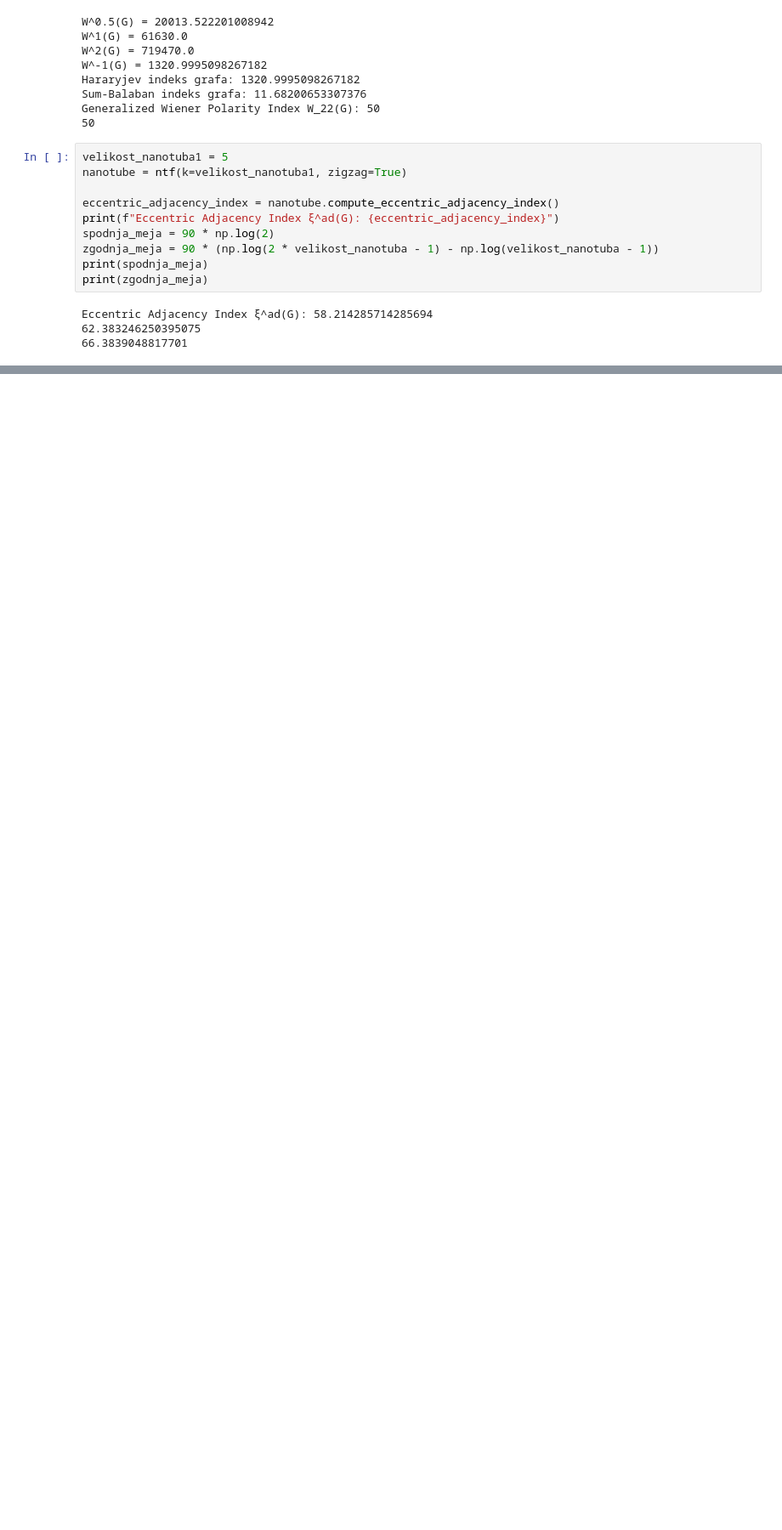
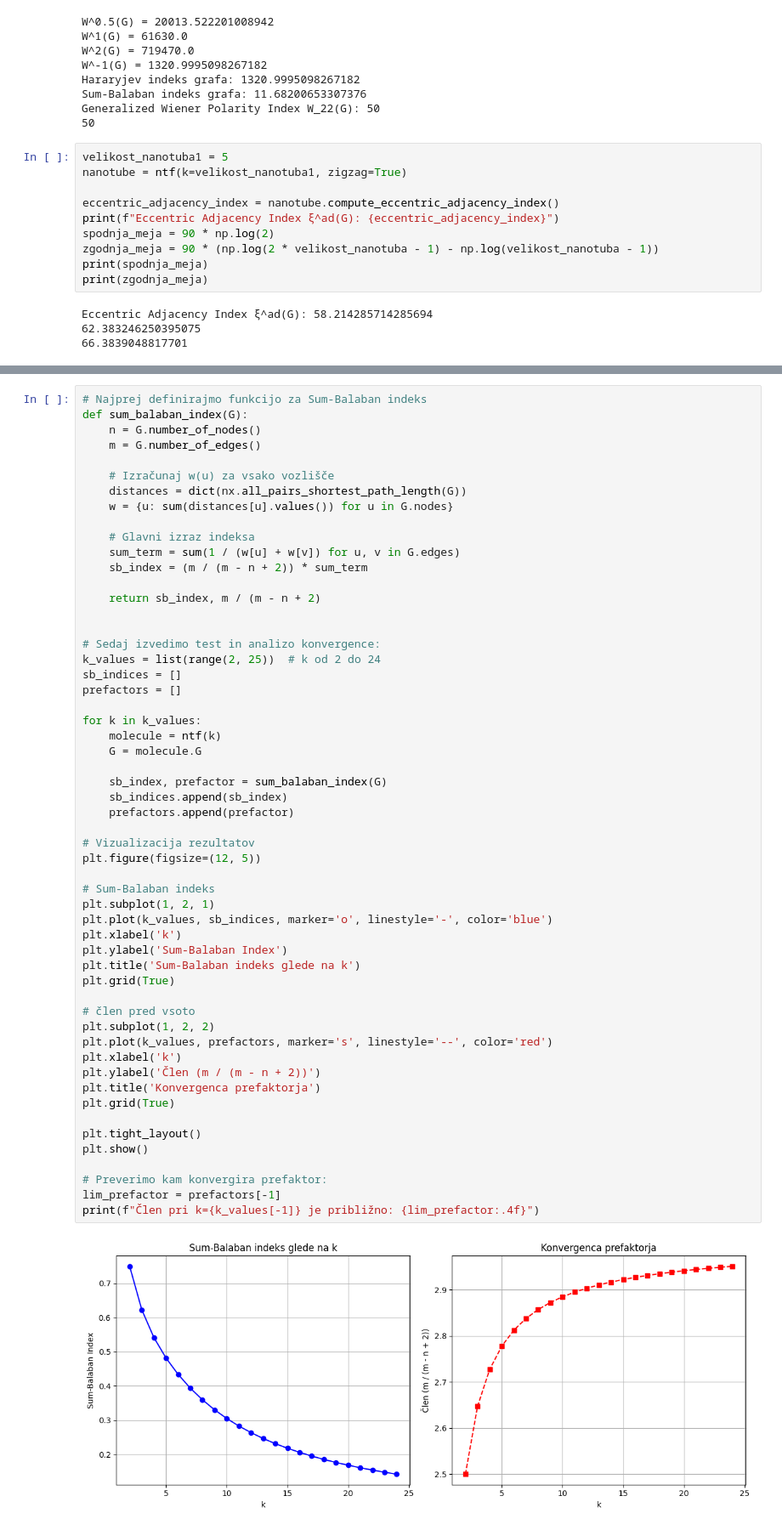
Before and after one commit to FlusAljaz/Distance-vector-of-non-tubical-nanotube-fullerenes-of-type-5-0-, a Jupyter notebook: projektna.ipynb, the cells around one changed output, grey strips where cells are left out. Shown at 85% size. Cells and saved outputs as stored; diff of their text form; blank space fills up the shorter version.

```diff
--- a/projektna.ipynb
+++ b/projektna.ipynb
@@ -575,0 +983,57 @@ second_eccentric_connectivity_index: 16450.0
+# %%
+# Najprej definirajmo funkcijo za Sum-Balaban indeks
+def sum_balaban_index(G):
+    n = G.number_of_nodes()
+    m = G.number_of_edges()
+
+    # Izračunaj w(u) za vsako vozlišče
+    distances = dict(nx.all_pairs_shortest_path_length(G))
+    w = {u: sum(distances[u].values()) for u in G.nodes}
+
+    # Glavni izraz indeksa
+    sum_term = sum(1 / (w[u] + w[v]) for u, v in G.edges)
+    sb_index = (m / (m - n + 2)) * sum_term
+
+    return sb_index, m / (m - n + 2)
+
+
+# Sedaj izvedimo test in analizo konvergence:
+k_values = list(range(2, 25))  # k od 2 do 24
+sb_indices = []
+prefactors = []
+
+for k in k_values:
+    molecule = ntf(k)
+    G = molecule.G
+
+    sb_index, prefactor = sum_balaban_index(G)
+    sb_indices.append(sb_index)
+    prefactors.append(prefactor)
+
+# Vizualizacija rezultatov
+plt.figure(figsize=(12, 5))
+
+# Sum-Balaban indeks
+plt.subplot(1, 2, 1)
+plt.plot(k_values, sb_indices, marker='o', linestyle='-', color='blue')
+plt.xlabel('k')
+plt.ylabel('Sum-Balaban Index')
+plt.title('Sum-Balaban indeks glede na k')
+plt.grid(True)
+
+# člen pred vsoto
+plt.subplot(1, 2, 2)
+plt.plot(k_values, prefactors, marker='s', linestyle='--', color='red')
+plt.xlabel('k')
+plt.ylabel('Člen (m / (m - n + 2))')
+plt.title('Konvergenca prefaktorja')
+plt.grid(True)
+
+plt.tight_layout()
+plt.show()
+
+# Preverimo kam konvergira prefaktor:
+lim_prefactor = prefactors[-1]
+print(f"Člen pri k={k_values[-1]} je približno: {lim_prefactor:.4f}")
+# %% [output]
+[figure, added]
```
Also changed, not shown: parts of 41 cells of this notebook.
